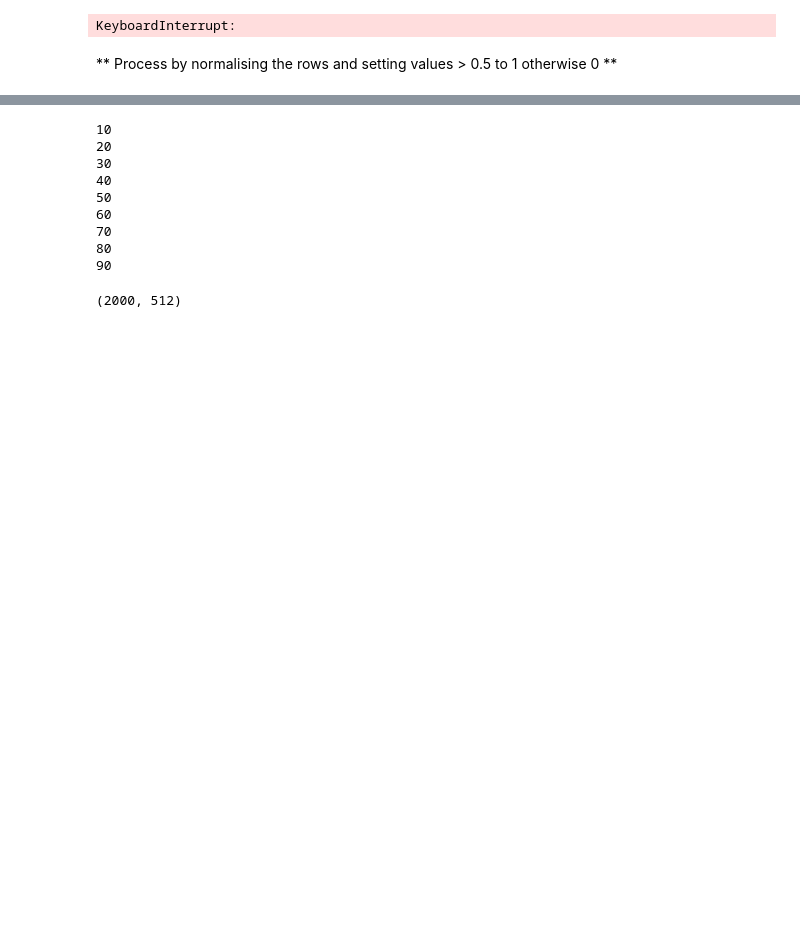
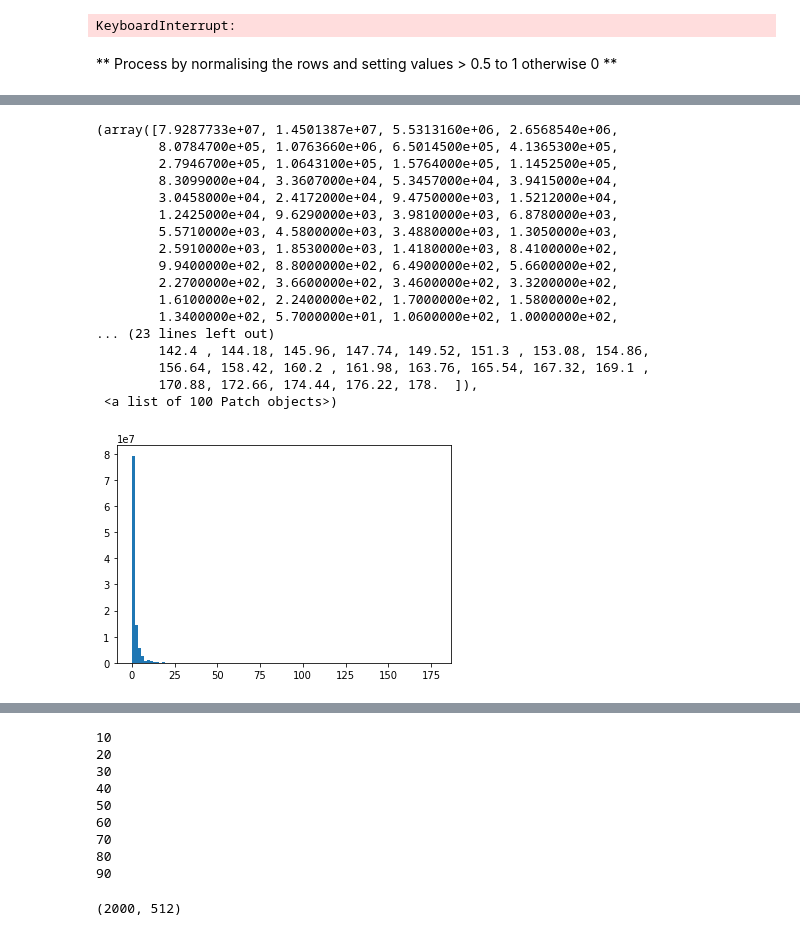
Before and after one commit to Sasha115/le49_project17, a Jupyter notebook: LE49 Project 17 - VGG19 Features + LDA.ipynb, the cells around one changed output, grey strips where cells are left out. Cells and saved outputs as stored; diff of their text form; code cells hidden in the pictures; blank space fills up the shorter version.

```diff
--- a/LE49 Project 17 - VGG19 Features + LDA.ipynb
+++ b/LE49 Project 17 - VGG19 Features + LDA.ipynb
@@ -337,0 +360,21 @@ def process_features(final_features):
+# %%
+plt.hist(np.round(np.reshape(final_features_2,(206900*512))),bins=100)
+# %% [output]
+(array([7.9287733e+07, 1.4501387e+07, 5.5313160e+06, 2.6568540e+06,
+        8.0784700e+05, 1.0763660e+06, 6.5014500e+05, 4.1365300e+05,
+        2.7946700e+05, 1.0643100e+05, 1.5764000e+05, 1.1452500e+05,
+        8.3099000e+04, 3.3607000e+04, 5.3457000e+04, 3.9415000e+04,
+        3.0458000e+04, 2.4172000e+04, 9.4750000e+03, 1.5212000e+04,
+        1.2425000e+04, 9.6290000e+03, 3.9810000e+03, 6.8780000e+03,
+        5.5710000e+03, 4.5800000e+03, 3.4880000e+03, 1.3050000e+03,
+        2.5910000e+03, 1.8530000e+03, 1.4180000e+03, 8.4100000e+02,
+        9.9400000e+02, 8.8000000e+02, 6.4900000e+02, 5.6600000e+02,
+        2.2700000e+02, 3.6600000e+02, 3.4600000e+02, 3.3200000e+02,
+        1.6100000e+02, 2.2400000e+02, 1.7000000e+02, 1.5800000e+02,
+        1.3400000e+02, 5.7000000e+01, 1.0600000e+02, 1.0000000e+02,
+... (23 lines left out)
+        142.4 , 144.18, 145.96, 147.74, 149.52, 151.3 , 153.08, 154.86,
+        156.64, 158.42, 160.2 , 161.98, 163.76, 165.54, 167.32, 169.1 ,
+        170.88, 172.66, 174.44, 176.22, 178.  ]),
+ <a list of 100 Patch objects>)
+[figure, added]
```
Also changed, not shown: parts of 53 cells of this notebook, 1 other file.
